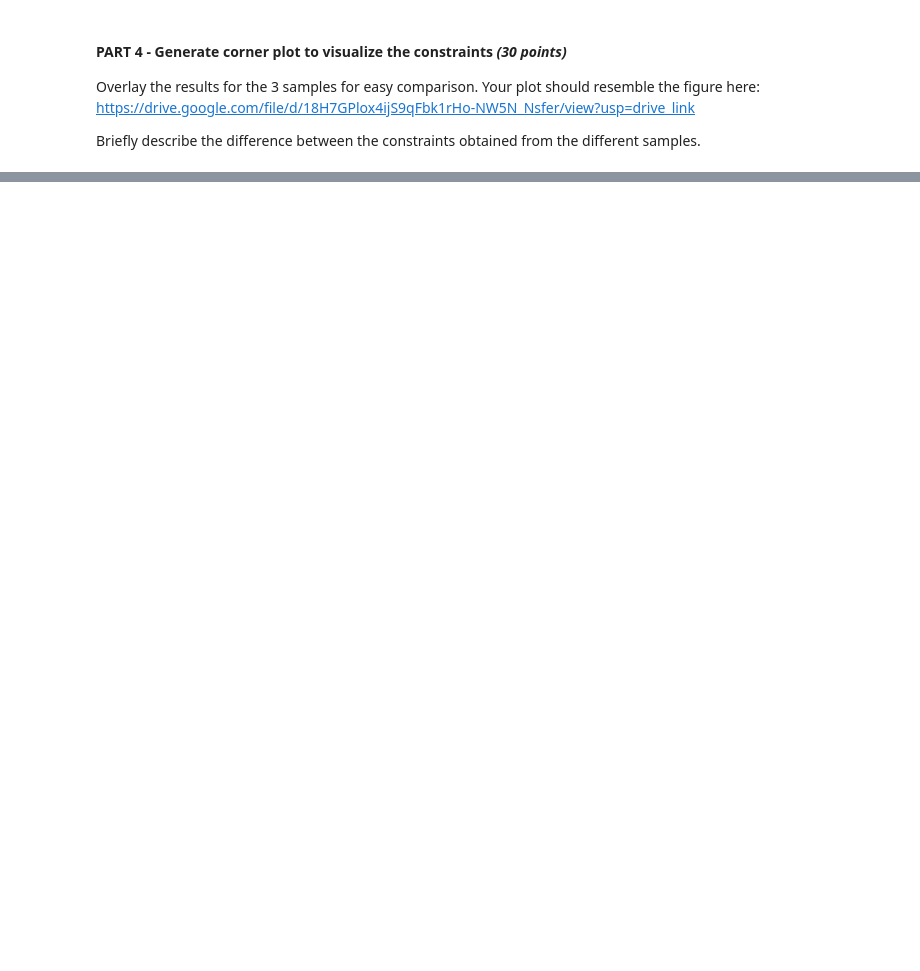
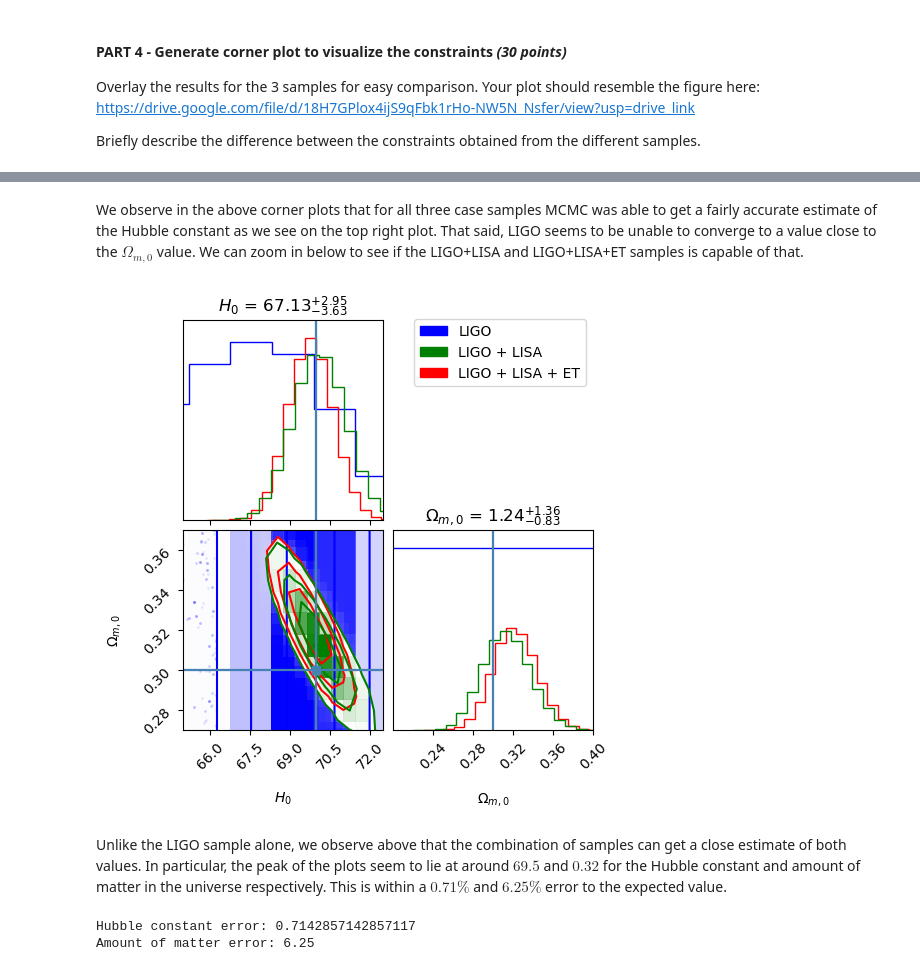
Before and after one commit to JohannJude1/Applied_Physics_157, a Jupyter notebook: Module C/AP157_lab_assignment_C2.ipynb, the cells around one changed output, grey strips where cells are left out. Saved outputs shown, nothing was run; the diff lists cells and outputs as text; code cells hidden in the pictures; blank space fills up the shorter version.

```diff
--- a/Module C/AP157_lab_assignment_C2.ipynb
+++ b/Module C/AP157_lab_assignment_C2.ipynb
@@ -195,0 +245,36 @@ Briefly describe the difference between the constraints obtained from the differ
+# %% [markdown]
+We observe in the above corner plots that for all three case samples MCMC was able to get a fairly accurate estimate of the Hubble constant as we see on the top right plot. That said, LIGO seems to be unable to converge to a value close to the $\Omega_{m,0}$ value. We can zoom in below to see if the LIGO+LISA and LIGO+LISA+ET samples is capable of that.
+# %%
+labels = ["$H_0$", "$\Omega_{m,0}$"]
+
+fig = corner.corner(LIGOmc, show_titles=True, color='blue', labels=labels,
+                    plot_datapoints=True, truths=[70, 0.3])
+
+corner.corner(LIGOLISAmc, labels=labels, truths=[70, 0.3], color='red', fig=fig)
+corner.corner(LIGOLISAETmc, labels=labels, truths=[70, 0.3], color='green', fig=fig)
+
+
+axes = fig.get_axes()
+axes[0].set_xlim([65, 72.5])
+axes[2].set_xlim([65, 72.5])
+axes[2].set_ylim([0.27, 0.37])
+axes[3].set_xlim([0.20, 0.4])
+
+import matplotlib.patches as mpatches
+bluePatch = mpatches.Patch(color='blue', label='LIGO')
+redPatch = mpatches.Patch(color='green', label='LIGO + LISA')
+greenPatch = mpatches.Patch(color='red', label='LIGO + LISA + ET')
+
+plt.legend(handles=[bluePatch, redPatch, greenPatch], loc='upper right', bbox_to_anchor=(1, 2.09))
+
+plt.show()
+# %% [output]
+[figure, added]
+# %% [markdown]
+Unlike the LIGO sample alone, we observe above that the combination of samples can get a close estimate of both values. In particular, the peak of the plots seem to lie at around $69.5$ and $0.32$ for the Hubble constant and amount of matter in the universe respectively. This is within a $0.71\%$ and $6.25\%$ error to the expected value.
+# %%
+print("Hubble constant error: " + str(100*(1- 69.5/70)))
+print("Amount of matter error: " + str(100*(1-0.30/0.32)))
+# %% [output]
+Hubble constant error: 0.7142857142857117
+Amount of matter error: 6.25
```
Also changed, not shown: parts of 14 cells of this notebook.
